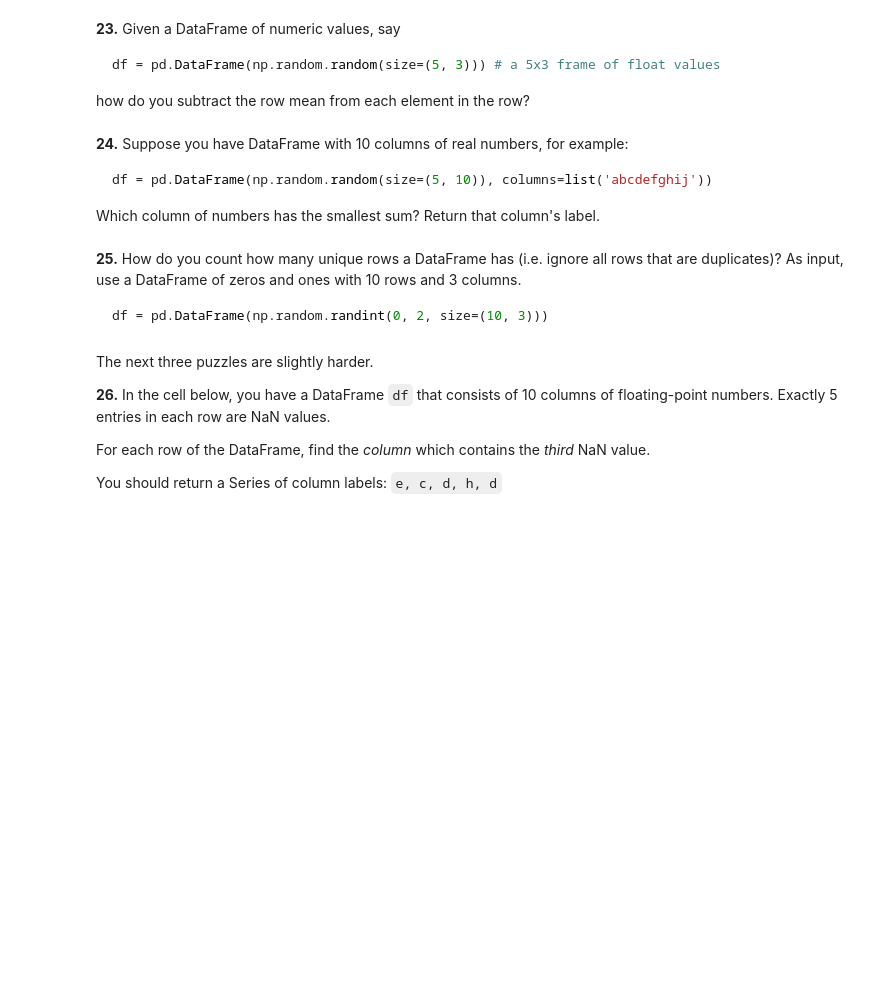
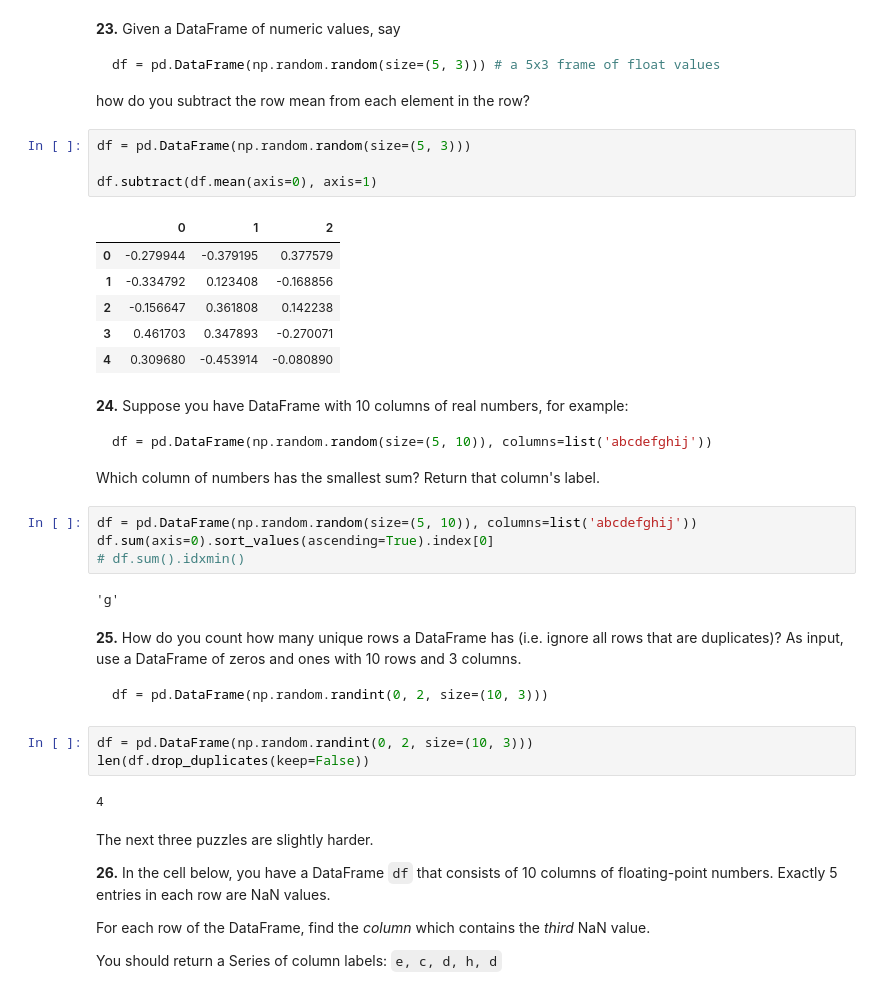
Before and after one commit to haroldeustaquio/Python-Coding-Challenges, a Jupyter notebook: 100 Pandas Puzzles/100-pandas-puzzles.ipynb, the cells around one changed output. Drawn from its saved outputs; the diff is of its cells as text; blank space fills up the shorter version.

````diff
--- a/100 Pandas Puzzles/100-pandas-puzzles.ipynb
+++ b/100 Pandas Puzzles/100-pandas-puzzles.ipynb
@@ -216,6 +219,17 @@ df = pd.DataFrame(np.random.random(size=(5, 3))) # a 5x3 frame of float values
 ```
 
 how do you subtract the row mean from each element in the row?
+# %%
+df = pd.DataFrame(np.random.random(size=(5, 3)))
+
+df.subtract(df.mean(axis=0), axis=1)
+# %% [output]
+|  | 0 | 1 | 2 |
+| 0 | -0.279944 | -0.379195 | 0.377579 |
+| 1 | -0.334792 | 0.123408 | -0.168856 |
+| 2 | -0.156647 | 0.361808 | 0.142238 |
+| 3 | 0.461703 | 0.347893 | -0.270071 |
+| 4 | 0.309680 | -0.453914 | -0.080890 |
 # %% [markdown]
 **24.** Suppose you have DataFrame with 10 columns of real numbers, for example:
 
@@ -223,12 +237,23 @@ how do you subtract the row mean from each element in the row?
 df = pd.DataFrame(np.random.random(size=(5, 10)), columns=list('abcdefghij'))
 ```
 Which column of numbers has the smallest sum?  Return that column's label.
+# %%
+df = pd.DataFrame(np.random.random(size=(5, 10)), columns=list('abcdefghij'))
+df.sum(axis=0).sort_values(ascending=True).index[0]
+# df.sum().idxmin()
+# %% [output]
+'g'
 # %% [markdown]
 **25.** How do you count how many unique rows a DataFrame has (i.e. ignore all rows that are duplicates)? As input, use a DataFrame of zeros and ones with 10 rows and 3 columns.
 
 ```python
 df = pd.DataFrame(np.random.randint(0, 2, size=(10, 3)))
 ```
+# %%
+df = pd.DataFrame(np.random.randint(0, 2, size=(10, 3)))
+len(df.drop_duplicates(keep=False))
+# %% [output]
+4
 # %% [markdown]
 The next three puzzles are slightly harder.
 
````
Also changed, not shown: parts of 17 cells of this notebook.
